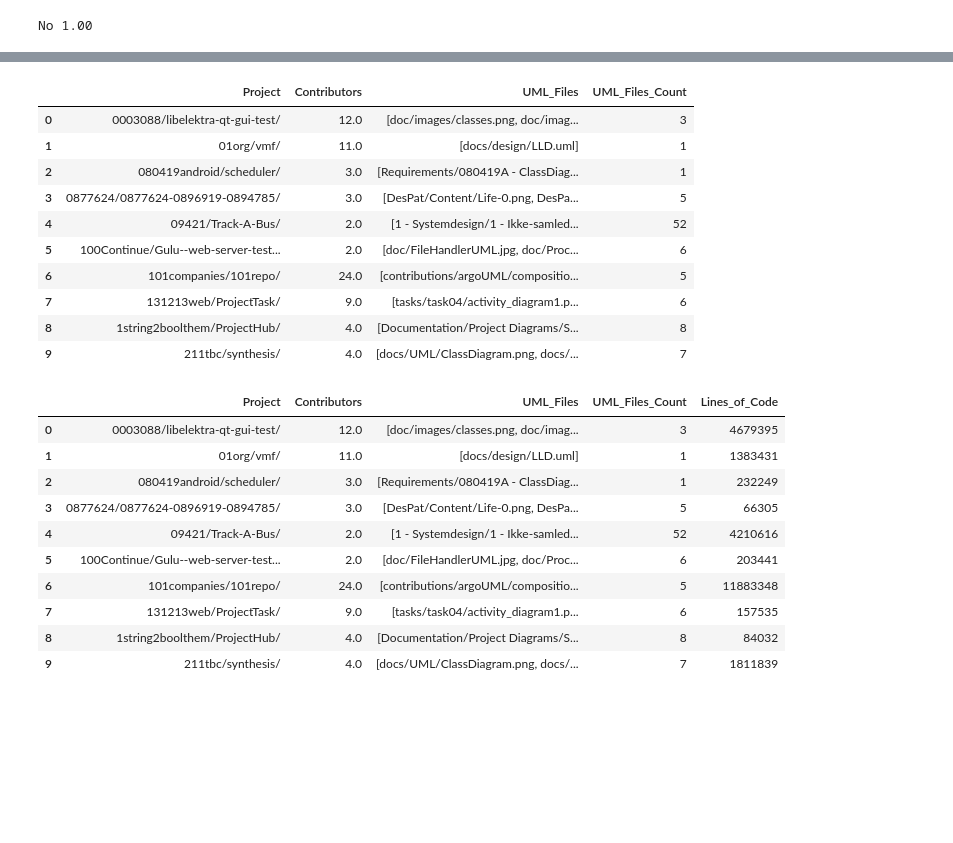
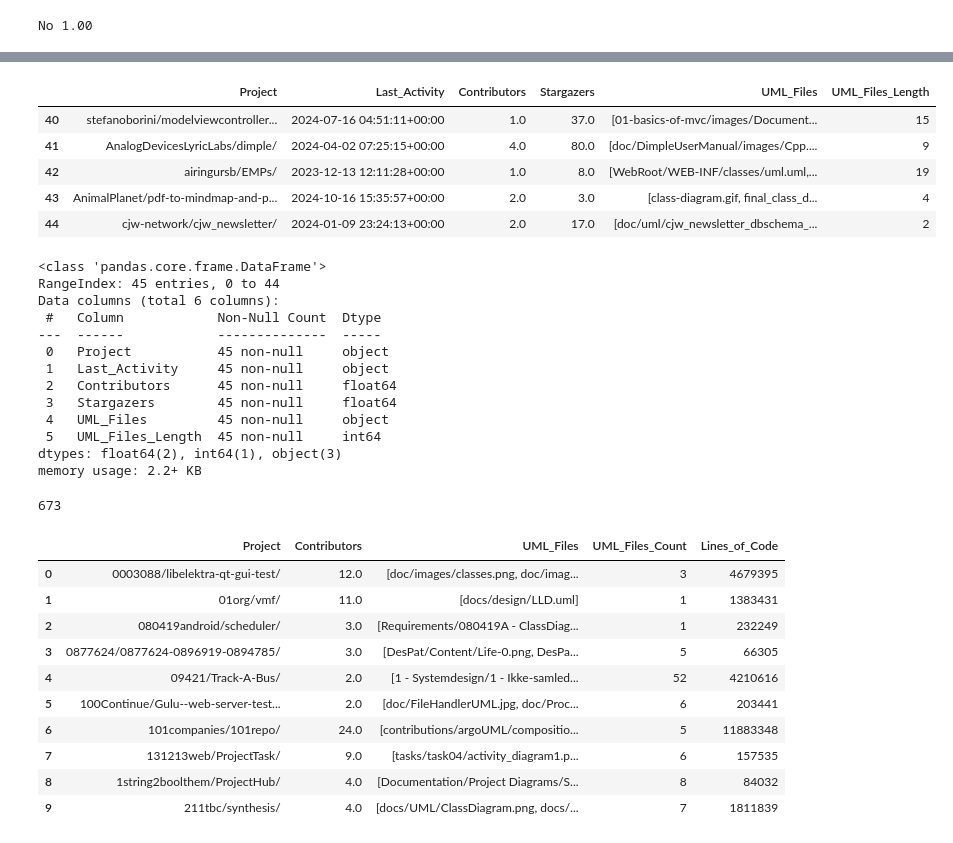
Before and after one commit to zakipauzi/uml_code_traceability, a Jupyter notebook: get_repos.ipynb, the cells around one changed output, grey strips where cells are left out. Drawn from its saved outputs; the diff is of its cells as text; code cells hidden in the pictures; blank space fills up the shorter version.

```diff
--- a/get_repos.ipynb
+++ b/get_repos.ipynb
@@ -453,24 +447,32 @@ repo_contrib_graphics_check_df
-# %%
-repo_contrib_graphics_check_df['UML_Files'] = repo_contrib_graphics_check_df.apply(
-    lambda row: [file for file, check in zip(row['Graphic_Files'], row['UML_Check']) if check.startswith('Yes') or check.startswith('Maybe')],
-    axis=1
-)
-repo_contrib_graphics_check_df['UML_Files_Count'] = repo_contrib_graphics_check_df['UML_Files'].apply(lambda x: len(x))
-repo_contrib_graphics_check_df.drop(columns=['Graphic_Files', 'UML_Check'], inplace=True)
-repo_contrib_graphics_check_df.to_csv('repo_contrib_graphics_check_df.csv', index=False)
-repo_contrib_graphics_check_df
-# %% [output]
-|  | Project | Contributors | UML_Files | UML_Files_Count |
-| 0 | 0003088/libelektra-qt-gui-test/ | 12.0 | [doc/images/classes.png, doc/imag... | 3 |
-| 1 | 01org/vmf/ | 11.0 | [docs/design/LLD.uml] | 1 |
-| 2 | 080419android/scheduler/ | 3.0 | [Requirements/080419A - ClassDiag... | 1 |
-| 3 | 0877624/0877624-0896919-0894785/ | 3.0 | [DesPat/Content/Life-0.png, DesPa... | 5 |
-| 4 | 09421/Track-A-Bus/ | 2.0 | [1 - Systemdesign/1 - Ikke-samled... | 52 |
-| 5 | 100Continue/Gulu--web-server-test... | 2.0 | [doc/FileHandlerUML.jpg, doc/Proc... | 6 |
-| 6 | 101companies/101repo/ | 24.0 | [contributions/argoUML/compositio... | 5 |
-| 7 | 131213web/ProjectTask/ | 9.0 | [tasks/task04/activity_diagram1.p... | 6 |
-| 8 | 1string2boolthem/ProjectHub/ | 4.0 | [Documentation/Project Diagrams/S... | 8 |
-| 9 | 211tbc/synthesis/ | 4.0 | [docs/UML/ClassDiagram.png, docs/... | 7 |
+# %%
+filtered_repo_graphics_check_df.tail()
+# %% [output]
+|  | Project | Last_Activity | Contributors | Stargazers | UML_Files | UML_Files_Length |
+| 40 | stefanoborini/modelviewcontroller... | 2024-07-16 04:51:11+00:00 | 1.0 | 37.0 | [01-basics-of-mvc/images/Document... | 15 |
+| 41 | AnalogDevicesLyricLabs/dimple/ | 2024-04-02 07:25:15+00:00 | 4.0 | 80.0 | [doc/DimpleUserManual/images/Cpp.... | 9 |
+| 42 | airingursb/EMPs/ | 2023-12-13 12:11:28+00:00 | 1.0 | 8.0 | [WebRoot/WEB-INF/classes/uml.uml,... | 19 |
+| 43 | AnimalPlanet/pdf-to-mindmap-and-p... | 2024-10-16 15:35:57+00:00 | 2.0 | 3.0 | [class-diagram.gif, final_class_d... | 4 |
+| 44 | cjw-network/cjw_newsletter/ | 2024-01-09 23:24:13+00:00 | 2.0 | 17.0 | [doc/uml/cjw_newsletter_dbschema_... | 2 |
+# %%
+filtered_repo_graphics_check_df.info()
+# %% [output]
+<class 'pandas.core.frame.DataFrame'>
+RangeIndex: 45 entries, 0 to 44
+Data columns (total 6 columns):
+ #   Column            Non-Null Count  Dtype
+---  ------            --------------  -----
+ 0   Project           45 non-null     object
+ 1   Last_Activity     45 non-null     object
+ 2   Contributors      45 non-null     float64
+ 3   Stargazers        45 non-null     float64
+ 4   UML_Files         45 non-null     object
+ 5   UML_Files_Length  45 non-null     int64
+dtypes: float64(2), int64(1), object(3)
+memory usage: 2.2+ KB
+# %%
+filtered_repo_graphics_check_df.UML_Files_Length.sum()
+# %% [output]
+673
 # %%
 def get_lines_of_code(repo_name):
     try:
```
Also changed, not shown: parts of 11 cells of this notebook, 7 other files.
